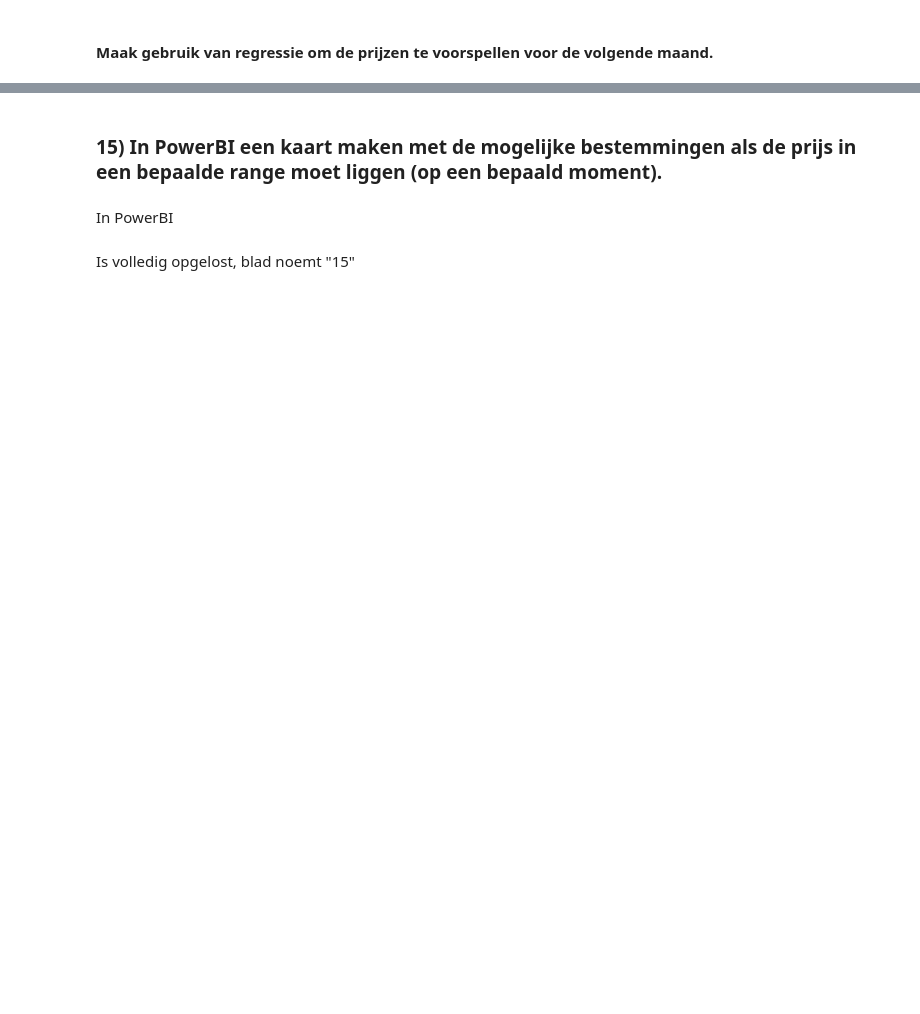
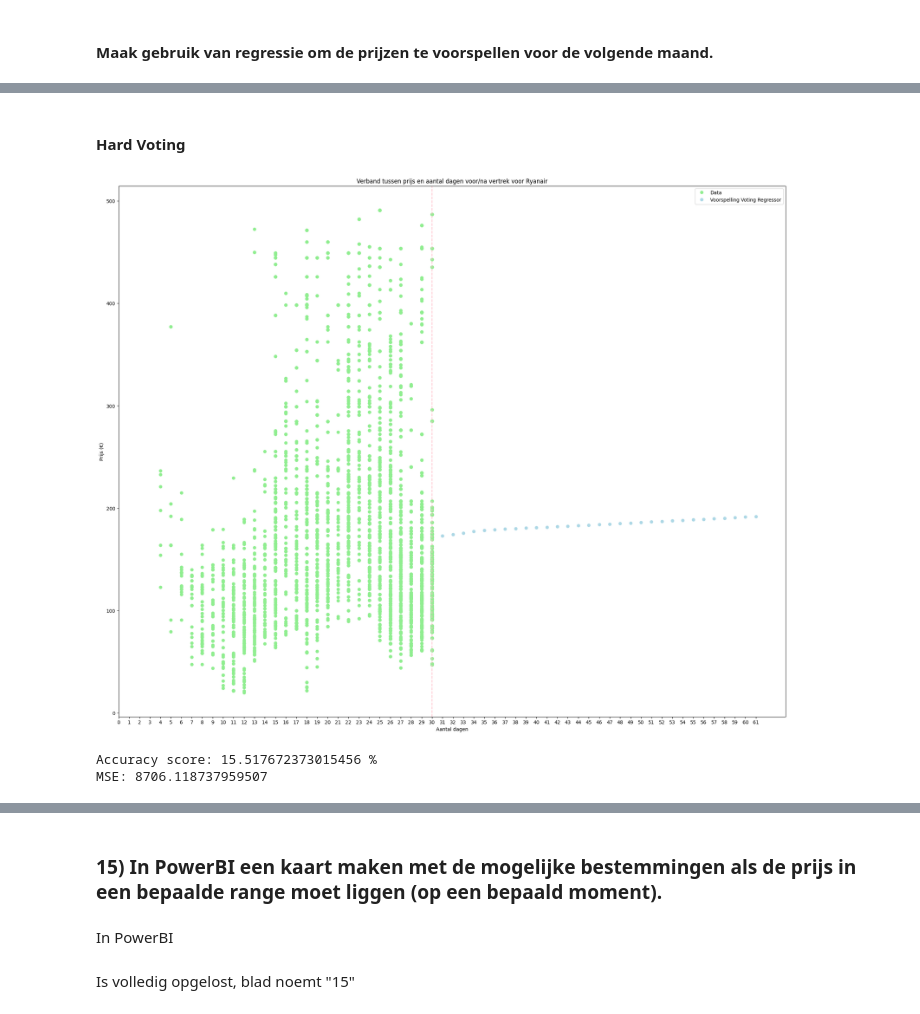
Before and after one commit to kyanamarckx/Data-Engineering-Project, a Jupyter notebook: analyse/analyse.ipynb, the cells around one changed output, grey strips where cells are left out. Saved outputs shown, nothing was run; the diff lists cells and outputs as text; code cells hidden in the pictures; blank space fills up the shorter version.

```diff
--- a/analyse/analyse.ipynb
+++ b/analyse/analyse.ipynb
@@ -485,0 +861,42 @@ Accuracy score: 0.026790939903053368
+# %% [markdown]
+#### Hard Voting
+# %%
+# create the regression models
+lr = LinearRegression(n_jobs=-1)
+rf = RandomForestRegressor(n_estimators=100, n_jobs=-1, random_state=42)
+gb = GradientBoostingRegressor(random_state=42)
+dt = DecisionTreeRegressor(random_state=42)
+sgd = SGDRegressor(random_state=42)
+svr = SVR()
+
+# create the voting regressor
+vr = VotingRegressor([('lr', lr), ('rf', rf), ('gb', gb), ('dt', dt), ('sgd', sgd), ('svr', svr)])
+
+# fit the model
+vr.fit(X_train, y_train)
+
+# predict prices for next month
+next_month = today + pd.DateOffset(months=1)
+next_month_range = pd.date_range(start=tomorrow, end=next_month, freq='D')
+X_test = (next_month_range - last_month).days.values.reshape(-1, 1)
+y_pred_vr = vr.predict(X_test)
+
+# plot results
+plt.figure(figsize=(25, 20))
+plt.plot(X_train, y_train, 'o', color='lightgreen')
+plt.plot(X_test, y_pred_vr, 'o', color='lightblue')
+plt.axvline(x=30, color='pink', linestyle='--')
+plt.title('Verband tussen prijs en aantal dagen voor/na vertrek voor Ryanair')
+plt.xticks(range(0, 62, 1))
+plt.xlabel('Aantal dagen')
+plt.ylabel('Prijs (€)')
+plt.legend(['Data', 'Voorspelling Voting Regressor'])
+plt.show()
+
+# print the accuracy score and mse
+print(f"Accuracy score: {vr.score(X_train, y_train) * 100} %")
+print(f"MSE: {mean_squared_error(y_train, vr.predict(X_train))}")
+# %% [output]
+[figure, added]
+Accuracy score: 15.517672373015456 %
+MSE: 8706.118737959507
```
Also changed, not shown: parts of 32 cells of this notebook, 3 other files.
